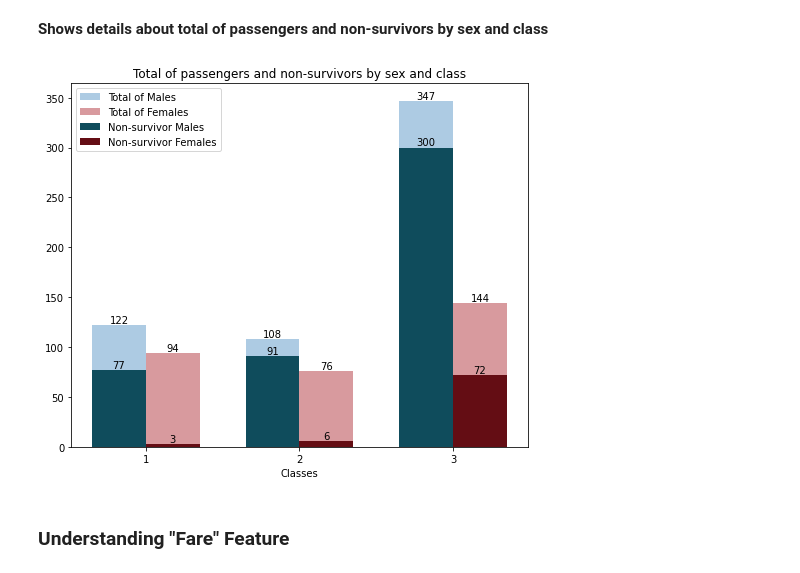
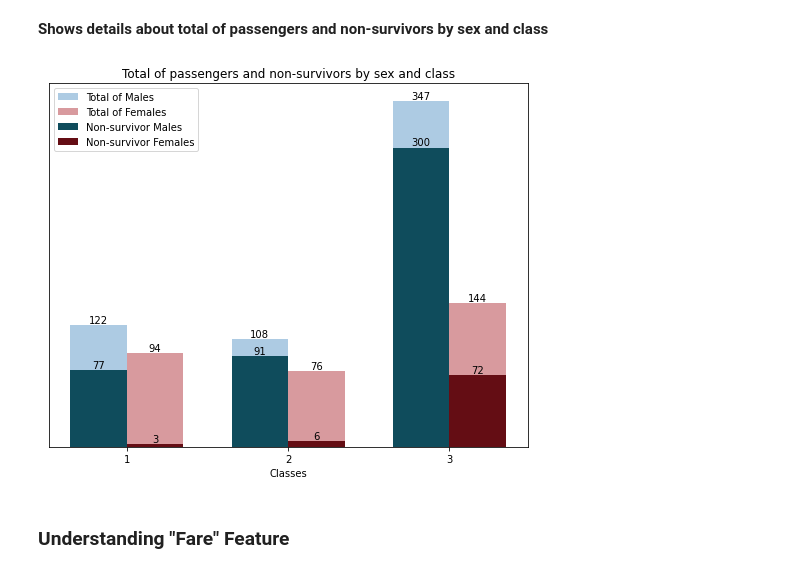
Before and after one commit to faustofcjr/artificial-intelligence, a Jupyter notebook: kaggle/titanic/base.ipynb, the cells around one changed output. Saved outputs shown, nothing was run; the diff lists cells and outputs as text; code cells hidden in the pictures.

Commit message:
Refining "Total Passengers and Non-Survivors by Sex and Class" chart

```diff
--- a/kaggle/titanic/base.ipynb
+++ b/kaggle/titanic/base.ipynb
@@ -195,35 +195,37 @@ df_non_survivor_sex_pclass = df_train[df_train["Survived"] == 0].groupby(["Sex",
 classes = df_total_sex_pclass["Pclass"].unique()
 
 total_males = df_total_sex_pclass[df_total_sex_pclass["Sex"] == "male"]["Total"].values
 total_females = df_total_sex_pclass[df_total_sex_pclass["Sex"] == "female"]["Total"].values
 non_survivor_males = df_non_survivor_sex_pclass[df_non_survivor_sex_pclass.Sex == "male"]["Total"].values
 non_survivor_females = df_non_survivor_sex_pclass[df_non_survivor_sex_pclass.Sex == "female"]["Total"].values
 
 fig, ax = plt.subplots(figsize=(7, 6))
 
 w_bar = 0.35
 lb_loc = np.arange(len(classes))
 colors = ["#adcbe3", "#d89a9e", "#0f4c5c", "#640d14"]
 
 bar_total_males = ax.bar(lb_loc - w_bar/2, total_males, w_bar, label="Total of Males", color=colors[0])
 bar_total_females = ax.bar(lb_loc + w_bar/2, total_females, w_bar, label="Total of Females", color=colors[1])
 bar_non_survivor_males  = ax.bar(lb_loc - w_bar/2, non_survivor_males, w_bar, label="Non-survivor Males", color=colors[2])
 bar_non_survivor_females = ax.bar(lb_loc + w_bar/2, non_survivor_females, w_bar, label="Non-survivor Females", color=colors[3])
 
 ax.bar_label(bar_total_males)
 ax.bar_label(bar_total_females)
 ax.bar_label(bar_non_survivor_males)
 ax.bar_label(bar_non_survivor_females)
 
 #Add some text for labels, title and custom x-axis tick labels, etc.
 ax.legend()
+ax.set_yticks([])
+ax.set_xticks(lb_loc, classes)
+
 ax.set_xlabel("Classes")
-ax.set_xticks(lb_loc, classes)
 ax.set_title("Total of passengers and non-survivors by sex and class")
 
 fig.tight_layout()
 # %% [output]
-[figure, old version]
+[figure, new version]
 # %% [markdown]
 ### Understanding "Fare" Feature
 # %%
```
